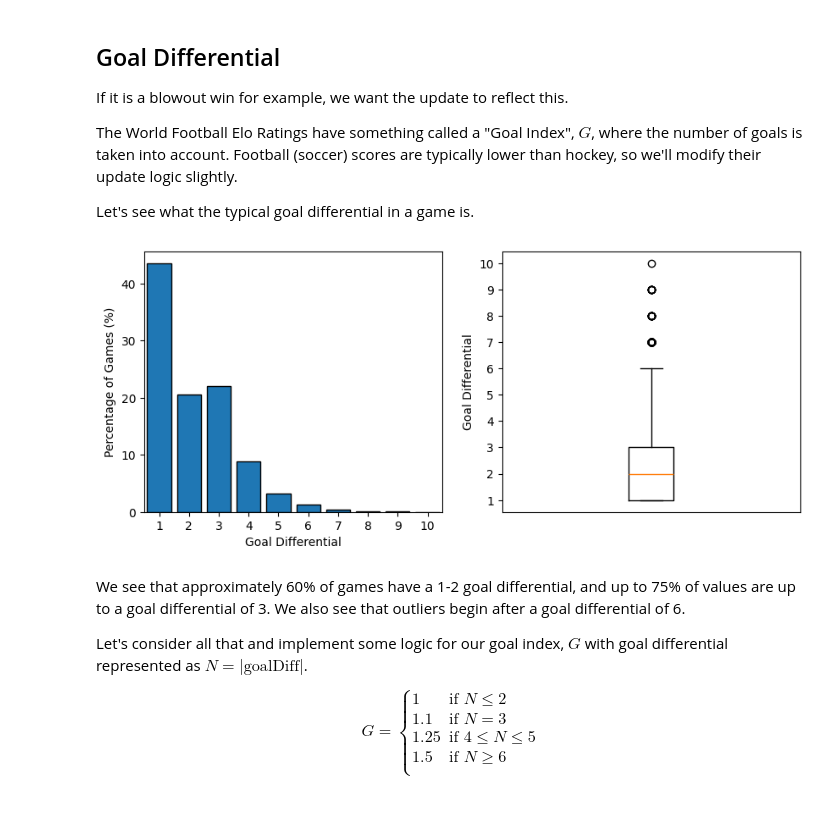
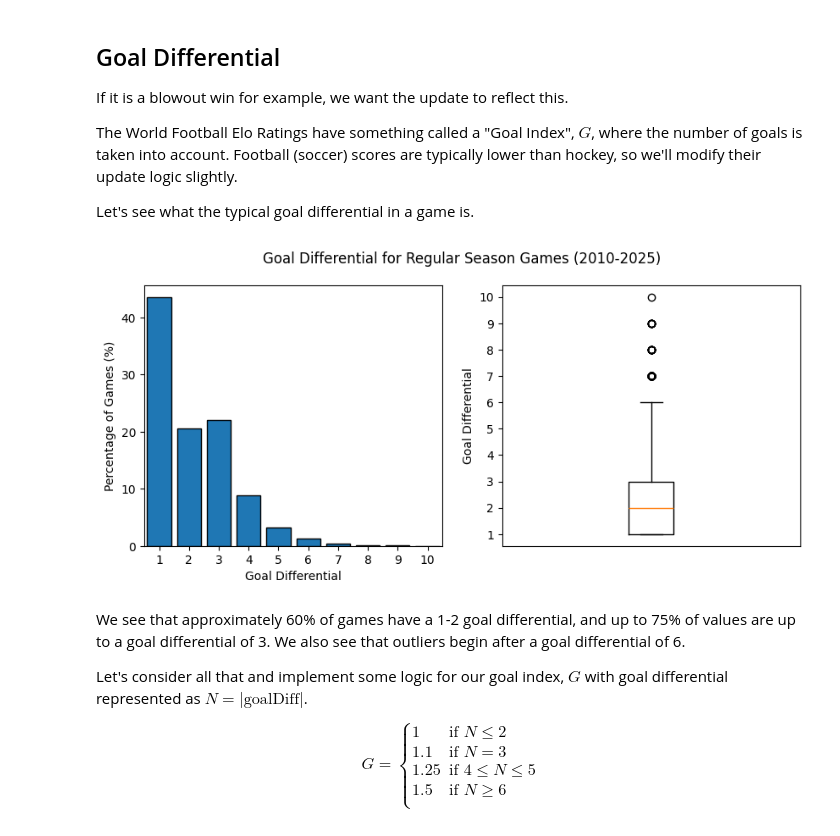
Before and after one commit to mattrflew/nhl-playoff-pool-optimizer, a Jupyter notebook: notebooks/04_Elo_rating.ipynb, the cells around one changed output. Saved outputs shown, nothing was run; the diff lists cells and outputs as text; code cells hidden in the pictures.

```diff
--- a/notebooks/04_Elo_rating.ipynb
+++ b/notebooks/04_Elo_rating.ipynb
@@ -146,34 +146,41 @@ games_raw_regular["goal_differential"] = abs(games_raw_regular["homeTeamScore"]
 goal_diff = games_raw_regular["goal_differential"]
 
 # Plot
 fig, ax = plt.subplots(nrows=1, ncols=2, figsize=(10,4))
 
 # Histogram
 bins = range(int(min(goal_diff)), int(max(goal_diff)) + 2, 1)
 weights = [100 / len(goal_diff)] * len(goal_diff)
 
 n, bin_edges, patches = ax[0].hist(x=goal_diff, bins=bins, edgecolor='k', rwidth=0.8, weights=weights)
 
 bin_midpoints = [(bin_edges[i] + bin_edges[i+1]) / 2 for i in range(len(bin_edges) - 1)]
 
 ax[0].set_xticks(bin_midpoints)
 ax[0].set_xticklabels(list(range(int(min(goal_diff)),int(max(goal_diff)) + 1)))
 
 ax[0].set_xlim([int(min(goal_diff)),int(max(goal_diff) + 1)])
 
 ax[0].set_xlabel("Goal Differential")
 ax[0].set_ylabel("Percentage of Games (%)")
 
 # Boxplot
 ax[1].boxplot(goal_diff)
 ax[1].set_xticks([])
 ax[1].set_yticks(list(range(int(min(goal_diff)),int(max(goal_diff)) + 1)))
 
 ax[1].set_ylabel("Goal Differential")
 
+fig.suptitle('Goal Differential for Regular Season Games (2010-2025)')
+
 plt.show()
+
+fig.savefig(
+    "../outputs/figures/goal_differential.svg",
+    bbox_inches="tight"
+)
 # %% [output]
-[figure, old version]
+[figure, new version]
 # %% [markdown]
 We see that approximately 60% of games have a 1-2 goal differential, and up to 75% of values are up to a goal differential of 3. We also see that outliers begin after a goal differential of 6.
 
```
Also changed, not shown: parts of 7 cells of this notebook, 18 other files.
